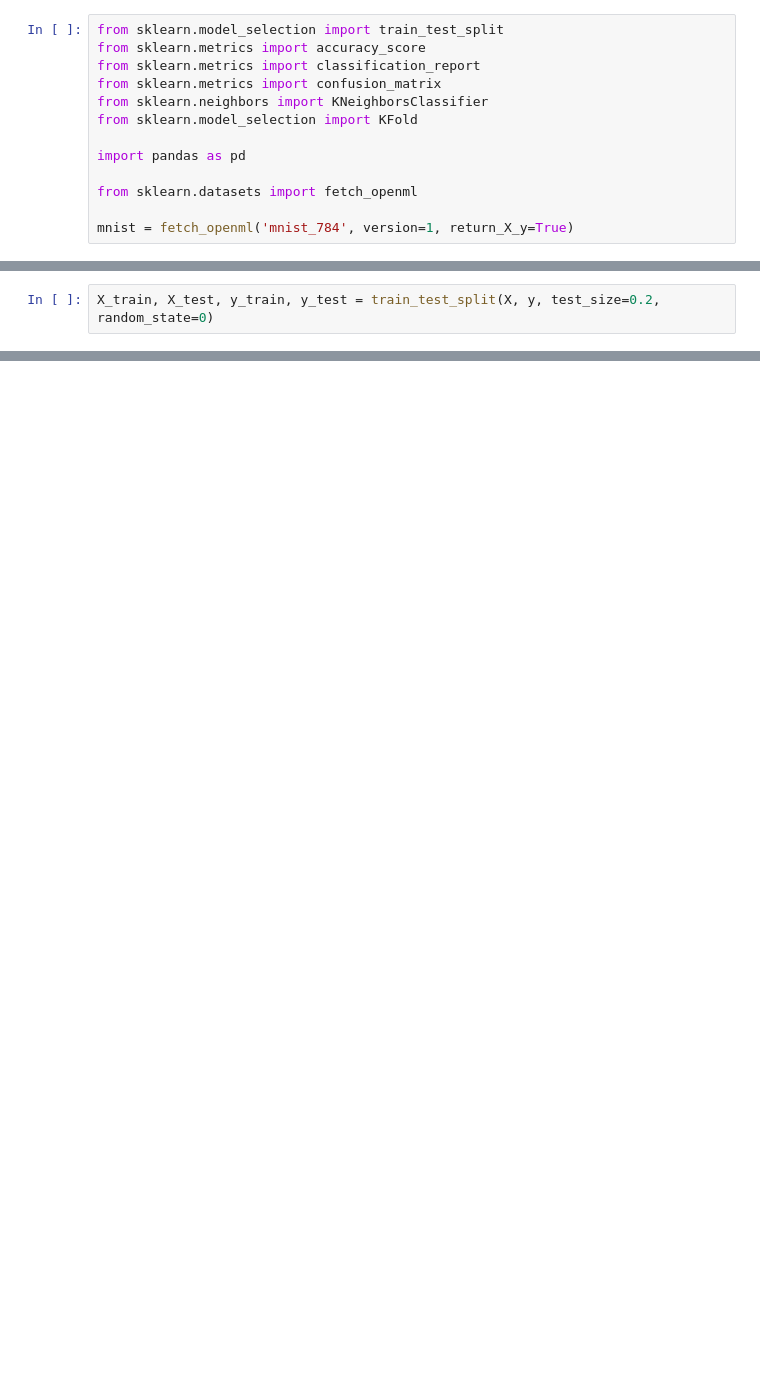
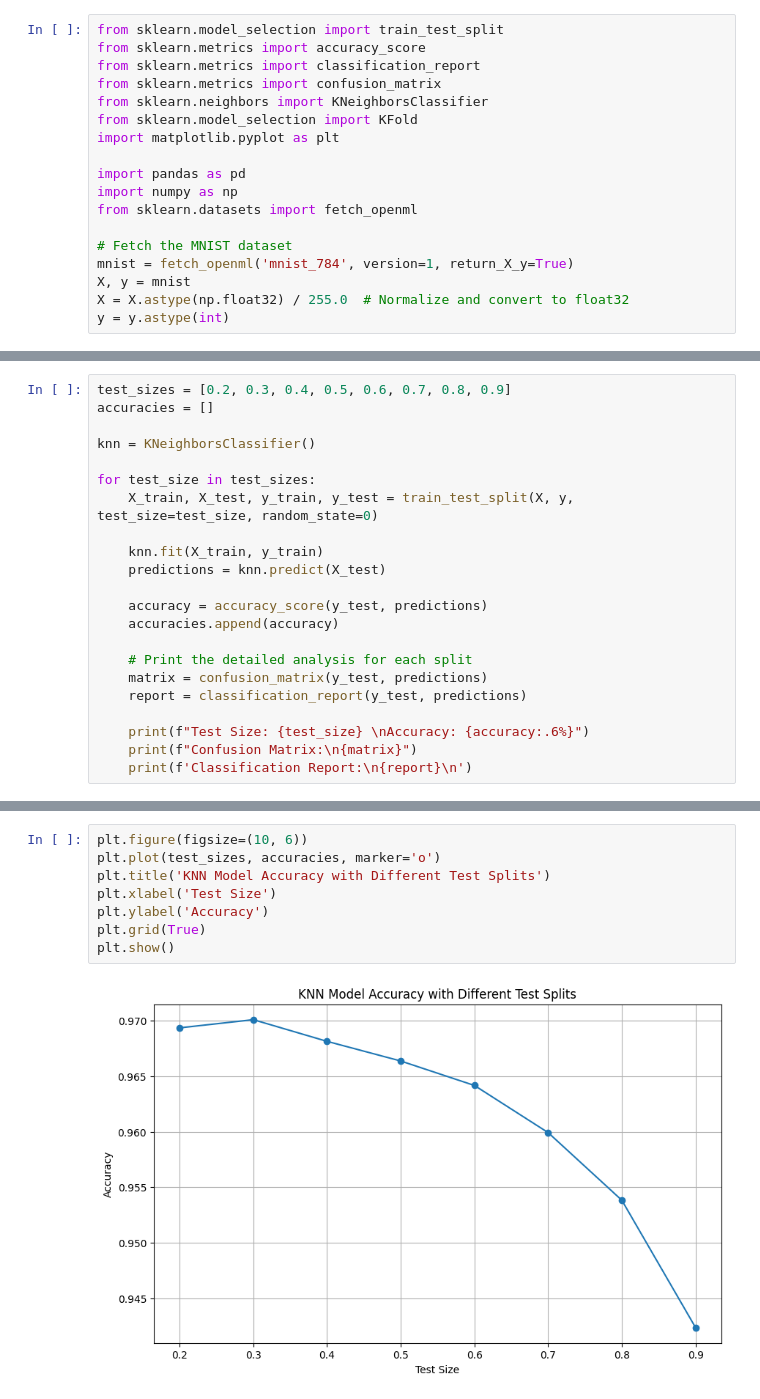
Before and after one commit to mistermunga/ml101, a Jupyter notebook: IntroToAI/mnist-assignment.ipynb, the cells around one changed output, grey strips where cells are left out. Drawn from its saved outputs; the diff is of its cells as text; blank space fills up the shorter version.

Commit message:
KNN mnist done 1/2 of assignment

```diff
--- a/IntroToAI/mnist-assignment.ipynb
+++ b/IntroToAI/mnist-assignment.ipynb
@@ -5,9 +5,14 @@ from sklearn.metrics import classification_report
 from sklearn.metrics import confusion_matrix
 from sklearn.neighbors import KNeighborsClassifier
 from sklearn.model_selection import KFold
+import matplotlib.pyplot as plt
 
 import pandas as pd
-
+import numpy as np
 from sklearn.datasets import fetch_openml
 
+# Fetch the MNIST dataset
 mnist = fetch_openml('mnist_784', version=1, return_X_y=True)
+X, y = mnist
+X = X.astype(np.float32) / 255.0  # Normalize and convert to float32
+y = y.astype(int)
@@ -16,2 +18,0 @@ X, y = mnist
-# %%
-X_train, X_test, y_train, y_test = train_test_split(X, y, test_size=0.2, random_state=0)
@@ -65,0 +21,22 @@ weighted avg       0.97      0.97      0.97     14000
+# %%
+test_sizes = [0.2, 0.3, 0.4, 0.5, 0.6, 0.7, 0.8, 0.9]
+accuracies = []
+
+knn = KNeighborsClassifier()
+
+for test_size in test_sizes:
+    X_train, X_test, y_train, y_test = train_test_split(X, y, test_size=test_size, random_state=0)
+
+    knn.fit(X_train, y_train)
+    predictions = knn.predict(X_test)
+
+    accuracy = accuracy_score(y_test, predictions)
+    accuracies.append(accuracy)
+
+    # Print the detailed analysis for each split
+    matrix = confusion_matrix(y_test, predictions)
+    report = classification_report(y_test, predictions)
+
+    print(f"Test Size: {test_size} \nAccuracy: {accuracy:.6%}")
+    print(f"Confusion Matrix:\n{matrix}")
+    print(f'Classification Report:\n{report}\n')
@@ -65,0 +63,10 @@ weighted avg       0.97      0.97      0.97     14000
+# %%
+plt.figure(figsize=(10, 6))
+plt.plot(test_sizes, accuracies, marker='o')
+plt.title('KNN Model Accuracy with Different Test Splits')
+plt.xlabel('Test Size')
+plt.ylabel('Accuracy')
+plt.grid(True)
+plt.show()
+# %% [output]
+[figure, added]
```
Also changed, not shown: parts of 8 cells of this notebook.
